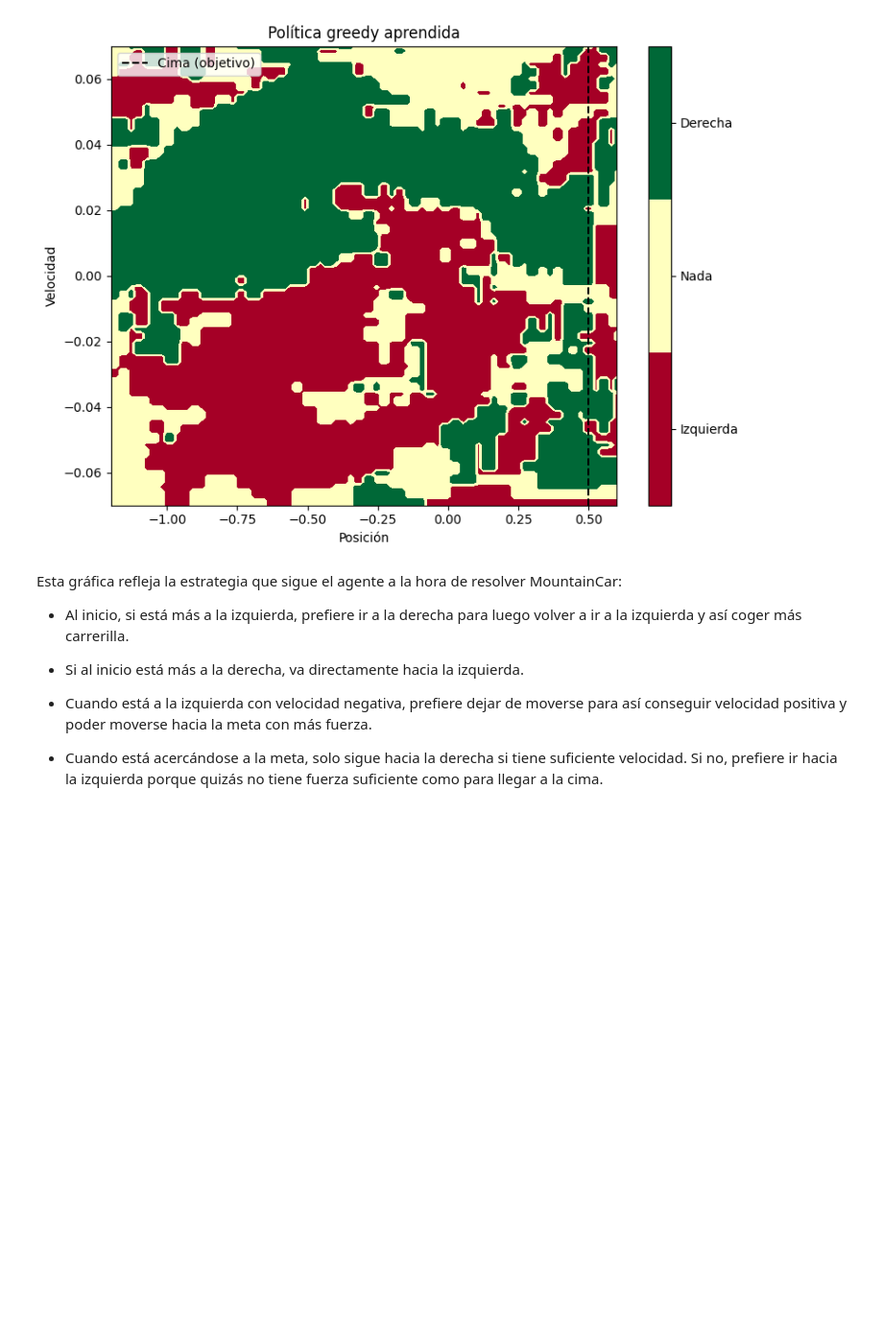
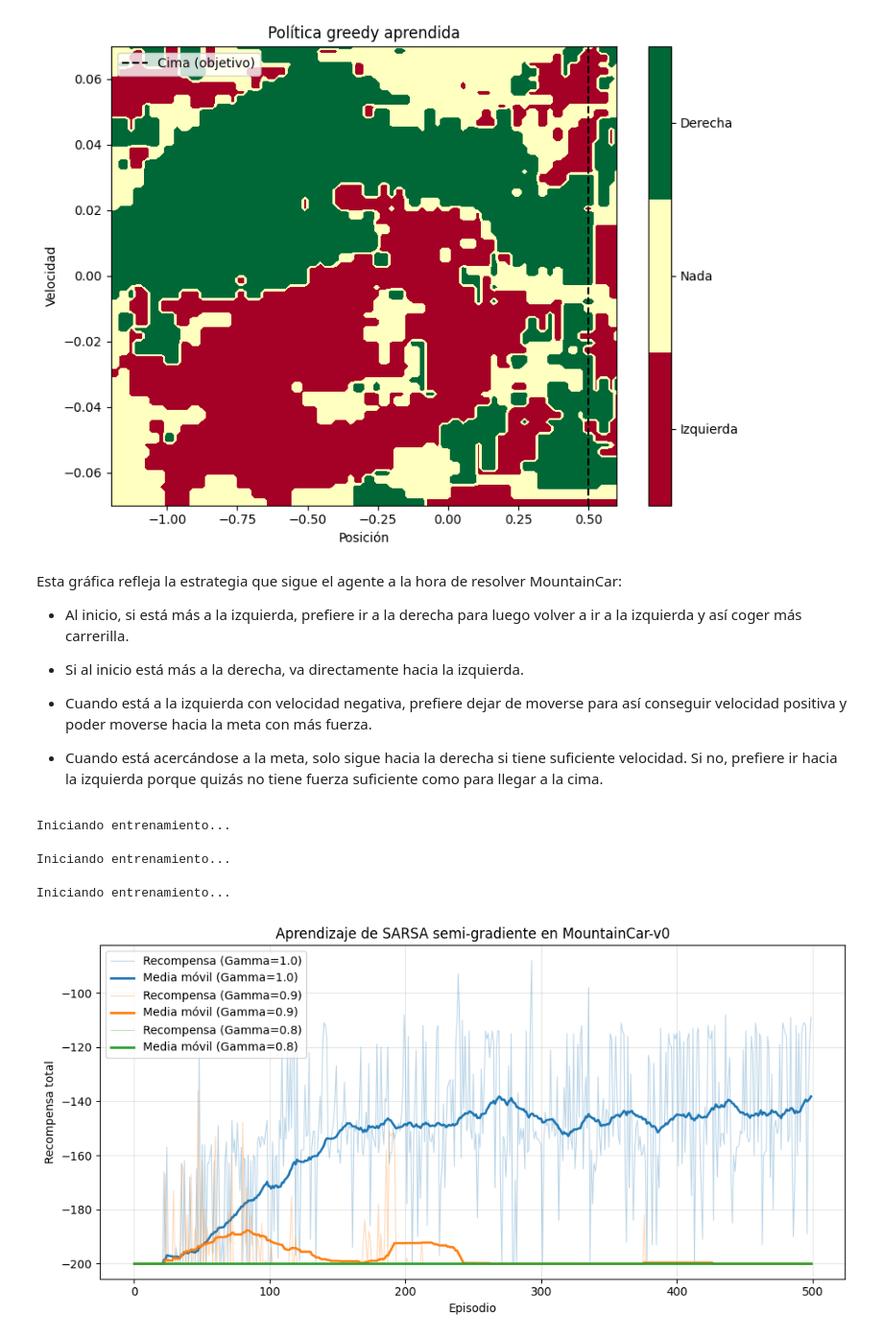
Before and after one commit to angelms2003/FernandezMartinezPolo-EML-RL, a Jupyter notebook: Entornos_Complejos/SARSA_semi_gradiente.ipynb, the cells around one changed output. Shown at 96% size. Drawn from its saved outputs; the diff is of its cells as text; code cells hidden in the pictures; blank space fills up the shorter version.

Commit message:
Added hyperparameter comparison to SARSA semi-gradient notebook

```diff
--- a/Entornos_Complejos/SARSA_semi_gradiente.ipynb
+++ b/Entornos_Complejos/SARSA_semi_gradiente.ipynb
@@ -773,7 +784,7 @@ def plot_training(rewards:list, window=50):
 # %% [markdown]
 Ahora, usando la función se muestran las recompensas obtenidas en cada episodio, junto con la media móvil usando una ventana de 50 recompensas.
 # %%
-plot_training(rewards)
+plot_training([rewards],["Por defecto"])
 # %% [output]
 [figure]
 # %% [markdown]
@@ -1071,3 +1083,50 @@ Esta gráfica refleja la estrategia que sigue el agente a la hora de resolver Mo
 - Cuando está a la izquierda con velocidad negativa, prefiere dejar de moverse para así conseguir velocidad positiva y poder moverse hacia la meta con más fuerza.
 
 - Cuando está acercándose a la meta, solo sigue hacia la derecha si tiene suficiente velocidad. Si no, prefiere ir hacia la izquierda porque quizás no tiene fuerza suficiente como para llegar a la cima.
+# %%
+# Se especifican los hiperparámetros a utilizar
+num_tilings = 8
+num_tiles = 8
+num_actions = 3
+
+# En total se entrenará el agente durante 500 episodios
+num_episodes = 500
+
+# La tasa de aprendizaje (se dividirá entre num_tilings)
+alpha = 0.5
+
+# La tasa de descuento. No se aplica descuento porque
+# nos importa la recompensa total
+gamma = 1.0
+
+# Probabilidad de exploración
+epsilon = 0.1
+
+all_rewards = []
+labels = []
+
+for gamma in [1.0, 0.9, 0.8]:
+    # Se crea el entorno, el Tile Coder y el agente SARSA
+    env = gym.make("MountainCar-v0")
+    env.reset(seed=SEED)
+    pos_min, pos_max = env.observation_space.low[0], env.observation_space.high[0]
+    vel_min, vel_max = env.observation_space.low[1], env.observation_space.high[1]
+    coder = TileCoder(num_tilings, num_tiles, num_actions, pos_min, pos_max, vel_min, vel_max)
+    agent = SARSAAgent(coder, alpha, gamma, epsilon)
+
+    # Comienza el entrenamiento
+    print("Iniciando entrenamiento...")
+    rewards = train(env, agent, num_episodes)
+
+    all_rewards.append(rewards)
+    labels.append(f"Gamma={gamma}")
+
+    # Se cierra el entorno una vez dejamos de usarlo
+    env.close()
+
+plot_training(all_rewards,labels)
+# %% [output]
+Iniciando entrenamiento...
+Iniciando entrenamiento...
+Iniciando entrenamiento...
+[figure, added]
```
Also changed, not shown: parts of 6 cells of this notebook.
